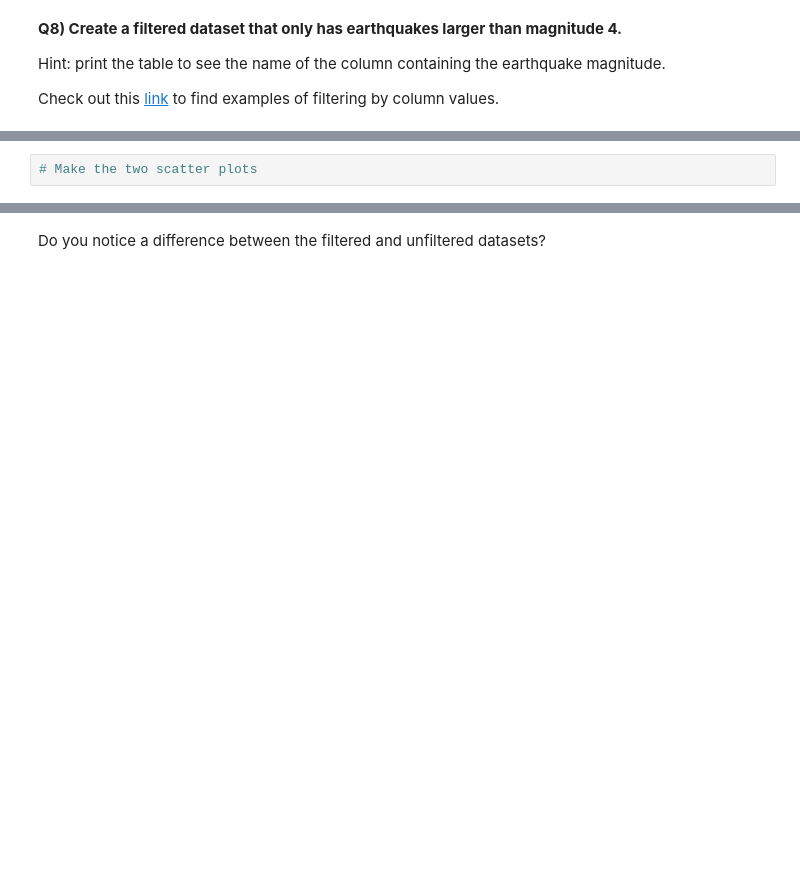
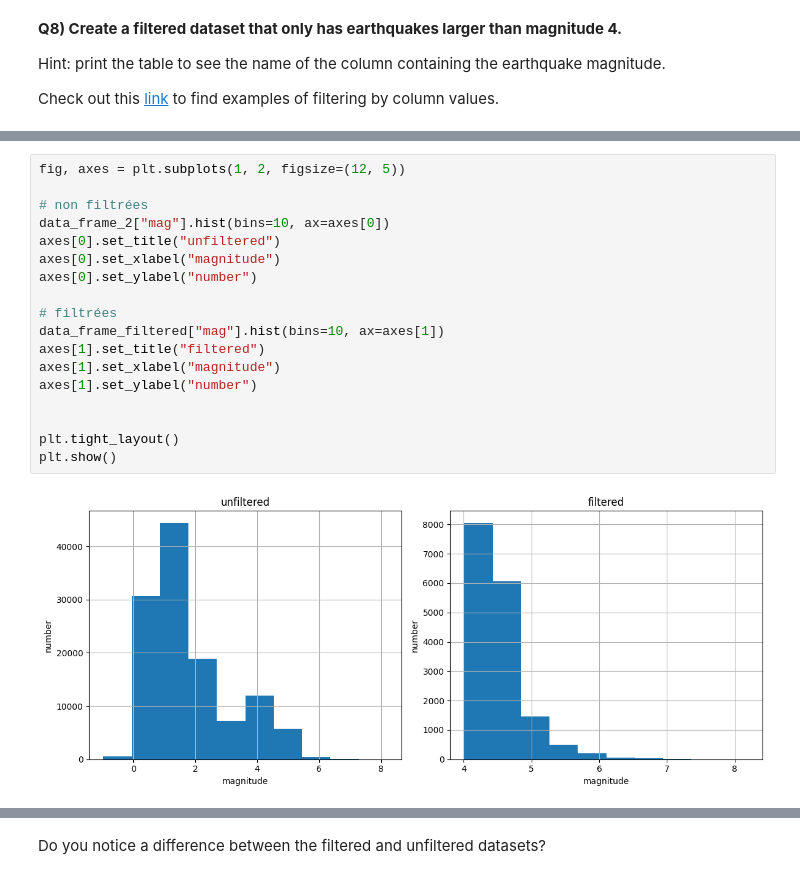
Before and after one commit to Lorena-garciamorais/2026_Intro_Python, a Jupyter notebook: live/part-I/1.5-pandas-environmental-exercises.ipynb, the cells around one changed output, grey strips where cells are left out. Cells and saved outputs as stored; diff of their text form; blank space fills up the shorter version.

```diff
--- a/live/part-I/1.5-pandas-environmental-exercises.ipynb
+++ b/live/part-I/1.5-pandas-environmental-exercises.ipynb
@@ -292,3 +381,23 @@ side.
+# %%
+fig, axes = plt.subplots(1, 2, figsize=(12, 5))
+
+# non filtrées
+data_frame_2["mag"].hist(bins=10, ax=axes[0])
+axes[0].set_title("unfiltered")
+axes[0].set_xlabel("magnitude")
+axes[0].set_ylabel("number")
+
+# filtrées
+data_frame_filtered["mag"].hist(bins=10, ax=axes[1])
+axes[1].set_title("filtered")
+axes[1].set_xlabel("magnitude")
+axes[1].set_ylabel("number")
+
+
+plt.tight_layout()
+plt.show()
+# %% [output]
+[figure, added]
 # %% [markdown]
 **Q11) Visualise the locations of earthquakes by making a scatterplot of their latitude and longitude.**
 
@@ -305,5 +414,3 @@ colour stands for the same magnitude in both panels.
 <img src="https://raw.githubusercontent.com/gse-unil/2026_MLEES_book/main/part-I/_static/1.5-target-quake-scatter.png" alt="Two scatter plots of earthquake longitude against latitude coloured by magnitude, one filtered to magnitude above 4 and one unfiltered" width="100%">
 
 <em>Every event in the catalog placed by longitude and latitude, filtered and unfiltered.</em>
-# %%
-# Make the two scatter plots
```
Also changed, not shown: parts of 9 cells of this notebook.
